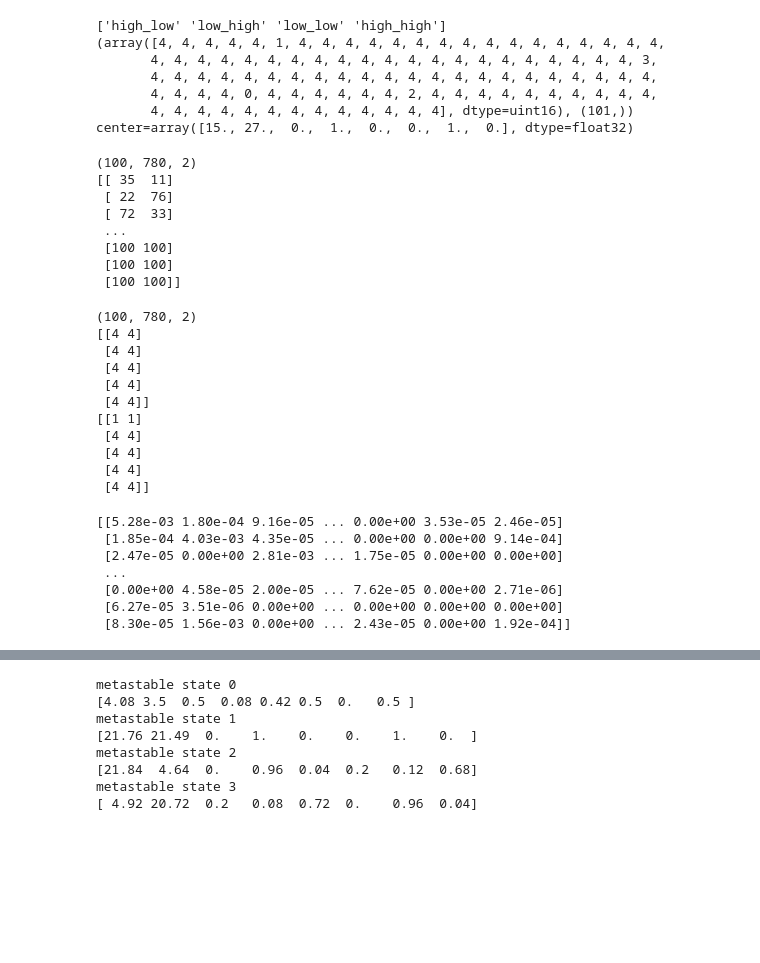
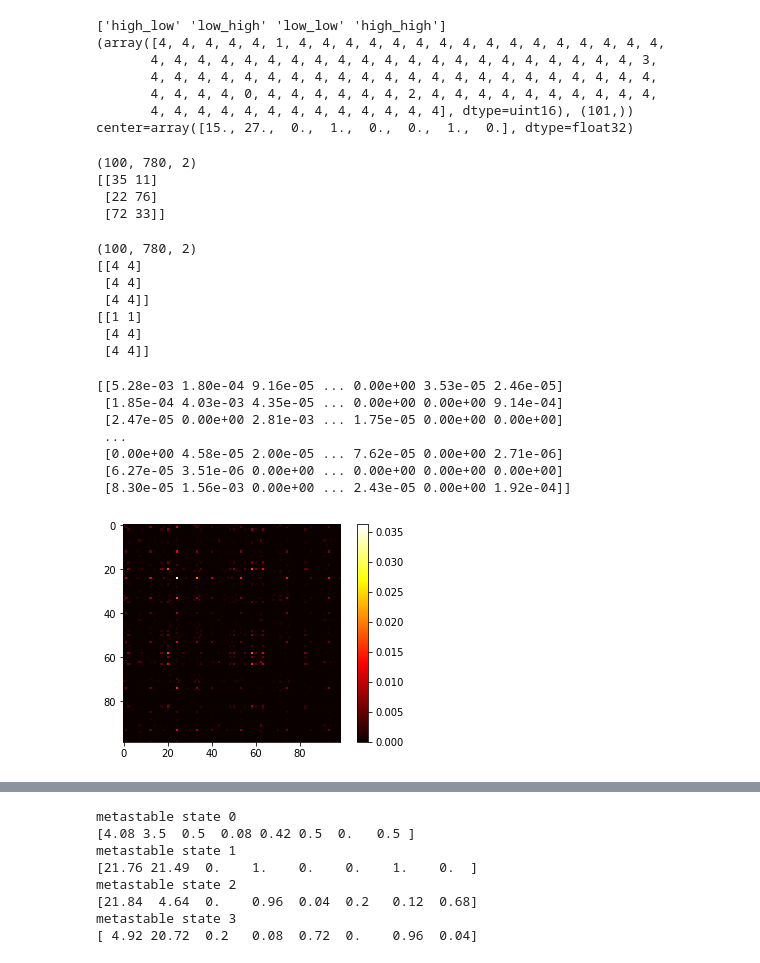
Before and after one commit to ASinanSaglam/WESTPA_Workshop_2018_Saglam, a Jupyter notebook: analysis/analysis_test.ipynb, the cells around one changed output, grey strips where cells are left out. Drawn from its saved outputs; the diff is of its cells as text; code cells hidden in the pictures; blank space fills up the shorter version.

Commit message:
Added network and imshow graphs to notebook

```diff
--- a/analysis/analysis_test.ipynb
+++ b/analysis/analysis_test.ipynb
@@ -105,33 +99,25 @@ center=array([15., 27.,  0.,  1.,  0.,  0.,  1.,  0.], dtype=float32)
 # e.g. a transition matrix from center to center or the average value of something in a particular center. This can be found
 # under 'assignments', shape is (# of iterations, maximum # of walkers, # of dimensions)
 print(a['assignments'][...].shape)
-print(a['assignments'][10])
+print(a['assignments'][10][:3])
 # %% [output]
 (100, 780, 2)
-[[ 35  11]
- [ 22  76]
- [ 72  33]
- ...
- [100 100]
- [100 100]
- [100 100]]
+[[35 11]
+ [22 76]
+ [72 33]]
 # %%
 # We can find the label that's assigned to each point using 'statelabels'
 print(a['statelabels'][...].shape)
-print(a['statelabels'][10][0:5])
+print(a['statelabels'][10][0:3])
 # We can also find a 'trajlabel', this is calculated such that it retains the last state it visited. e.g. say a walker went
 # into state 1, left but is not considered in another state yet, it will retain the index 1. This can be seen here with
 # 0th walker in iteration 10, [10][0] is currently not in a state (4), but has last visited state (1).
-print(a['trajlabels'][10][0:5])
+print(a['trajlabels'][10][0:3])
 # %% [output]
 (100, 780, 2)
 [[4 4]
- [4 4]
- [4 4]
  [4 4]
  [4 4]]
 [[1 1]
  [4 4]
- [4 4]
- [4 4]
  [4 4]]
@@ -138,20 +127,23 @@ print(a['trajlabels'][10][0:5])
 # %%
 # We can now use some of this information to analyze our data.
 
 # Let's calculate a transition matrix using the assignments we have.
 # TODO: Port the code here, make sure they can fall back to pre-calculated
 tm = np.load('pre_prepped_results/tm.npy')
 tm = tm[1:,:][:,1:]
 print(tm)
+im = plt.imshow(tm, cmap=plt.get_cmap('hot'))
+_ =plt.colorbar(im)
 # TODO: Write a plotting function to plot the matrix and show how symmetrizing changes things
 # %% [output]
 [[5.28e-03 1.80e-04 9.16e-05 ... 0.00e+00 3.53e-05 2.46e-05]
  [1.85e-04 4.03e-03 4.35e-05 ... 0.00e+00 0.00e+00 9.14e-04]
  [2.47e-05 0.00e+00 2.81e-03 ... 1.75e-05 0.00e+00 0.00e+00]
  ...
  [0.00e+00 4.58e-05 2.00e-05 ... 7.62e-05 0.00e+00 2.71e-06]
  [6.27e-05 3.51e-06 0.00e+00 ... 0.00e+00 0.00e+00 0.00e+00]
  [8.30e-05 1.56e-03 0.00e+00 ... 2.43e-05 0.00e+00 1.92e-04]]
+[figure, added]
 # %%
 # We can make a markov chain over the voronoi bins, the transition matrix has to be symmetrized to fulfill equilibrium
 # conditions for future analysis
```
Also changed, not shown: parts of 9 cells of this notebook.
